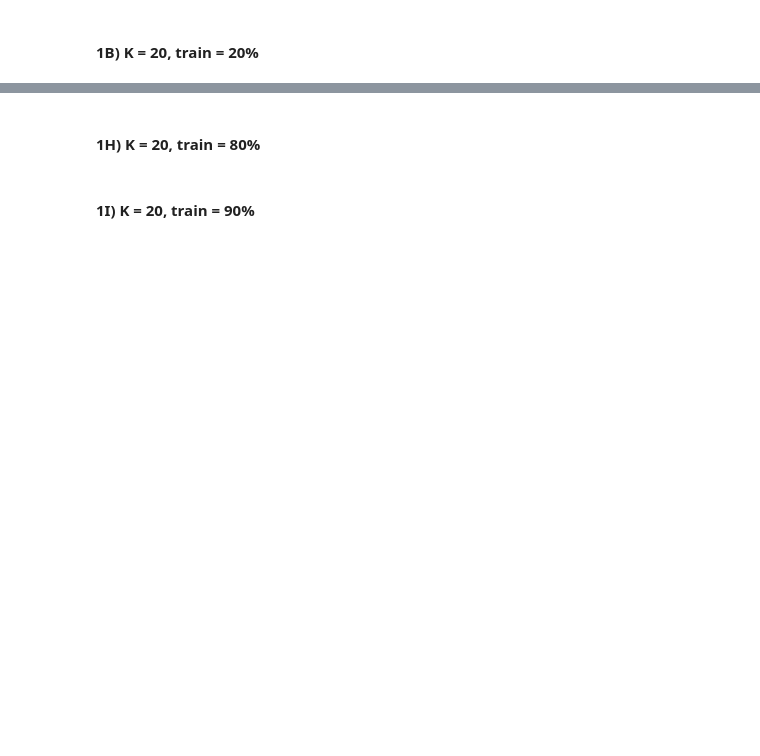
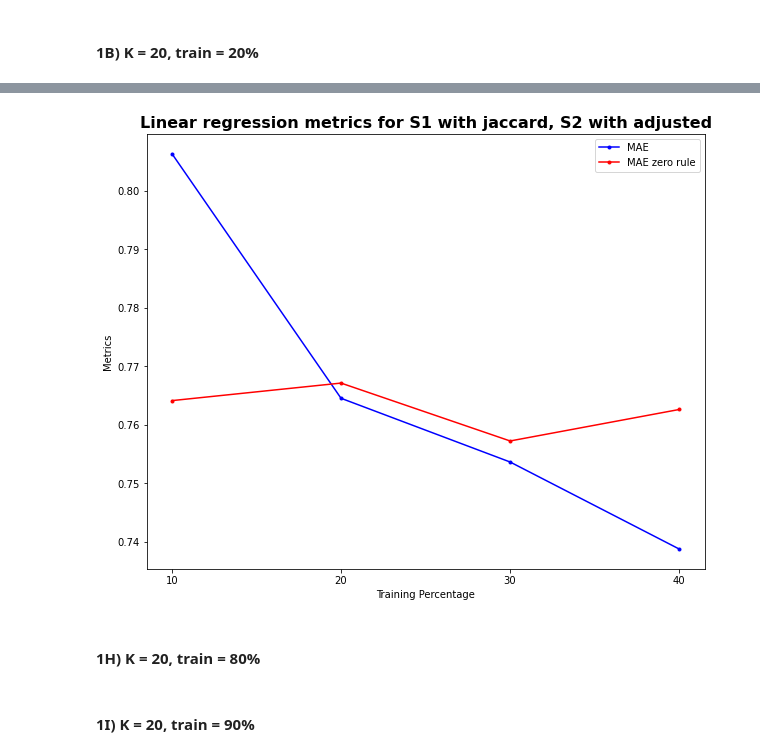
Before and after one commit to GeorgiaKp/MovieRecommender, a Jupyter notebook: MovieRecommender.ipynb, the cells around one changed output, grey strips where cells are left out. Cells and saved outputs as stored; diff of their text form; code cells hidden in the pictures; blank space fills up the shorter version.

```diff
--- a/MovieRecommender.ipynb
+++ b/MovieRecommender.ipynb
@@ -558,0 +661,11 @@ print(mean_absolute_error(y_true_watch1A, zero_pred))
+# %%
+y_pred_watch1D, y_true_watch1D = remove_nan(y_pred1D,y_true1D)
+binary_y_pred_watch1D, binary_y_true_watch1D = prepare_for_binary_evaluation(y_pred_watch1D,y_true_watch1D)
+# %%
+mae1D = mean_absolute_error(y_true_watch1D, y_pred_watch1D)
+precision1D = precision_score(binary_y_true_watch1D, binary_y_pred_watch1D, average='weighted')
+recall1D = recall_score(binary_y_true_watch1D, binary_y_pred_watch1D, average='weighted')
+
+print(mae1D)
+print(precision1D)
+print(recall1D)
@@ -558,0 +676,4 @@ print(mean_absolute_error(y_true_watch1A, zero_pred))
+# %%
+zero_pred1D = [np.mean(y_true_watch1D)] * len(y_true_watch1D)
+mae_zero1D = mean_absolute_error(y_true_watch1D, zero_pred1D)
+print(mae_zero1D)
@@ -558,0 +713,8 @@ print(mean_absolute_error(y_true_watch1A, zero_pred))
+# %%
+mae1E = mean_absolute_error(y_true_watch1D, y_pred_watch1D)
+precision1E = precision_score(binary_y_true_watch1D, binary_y_pred_watch1D, average='weighted')
+recall1E = recall_score(binary_y_true_watch1D, binary_y_pred_watch1D, average='weighted')
+
+print(mae1E)
+print(precision1E)
+print(recall1E)
@@ -558,0 +729,24 @@ print(mean_absolute_error(y_true_watch1A, zero_pred))
+# %%
+import matplotlib.pyplot as plt
+
+plt.figure(figsize=(10,8))
+
+plt.title('Linear regression metrics for S1 with jaccard, S2 with adjusted', fontdict={'fontweight':'bold', 'fontsize': 16})
+
+perc = [10,20,30,40,50]
+mae1_ja = [mae1A, mae1B, mae1C, mae1D, mae1E]
+mae_zero1_ja = [mae_zero1A, mae_zero1B, mae_zero1C, mae_zero1D, mae_zero1E]
+
+plt.plot(perc, mae1_ja, 'b.-', label='MAE')
+plt.plot(perc, mae_zero1_ja, 'r.-', label='MAE zero rule')
+
+plt.xticks(perc)
+
+plt.xlabel('Training Percentage')
+plt.ylabel('Metrics')
+
+plt.legend()
+
+plt.show()
+# %% [output]
+[figure, added]
```
Also changed, not shown: parts of 56 cells of this notebook.
